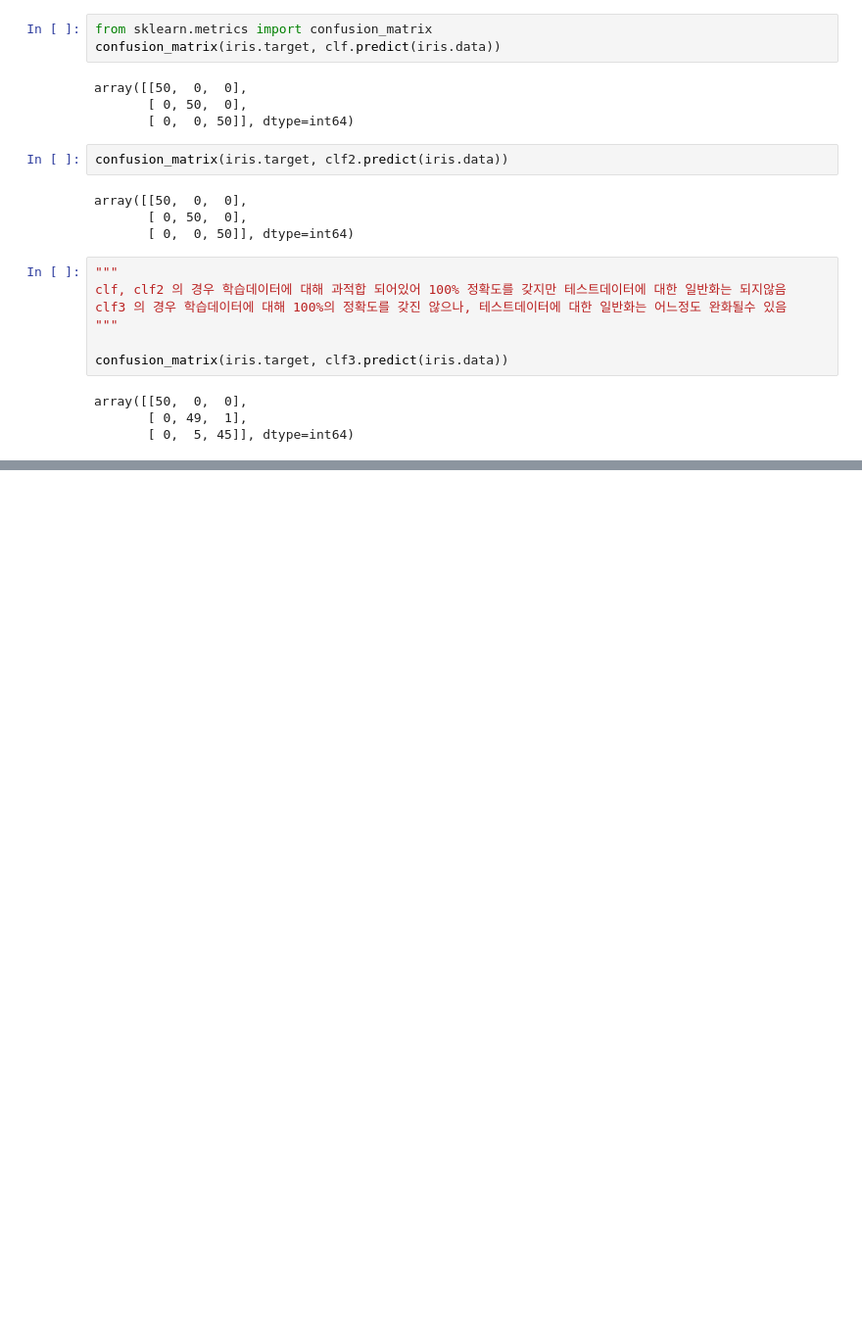
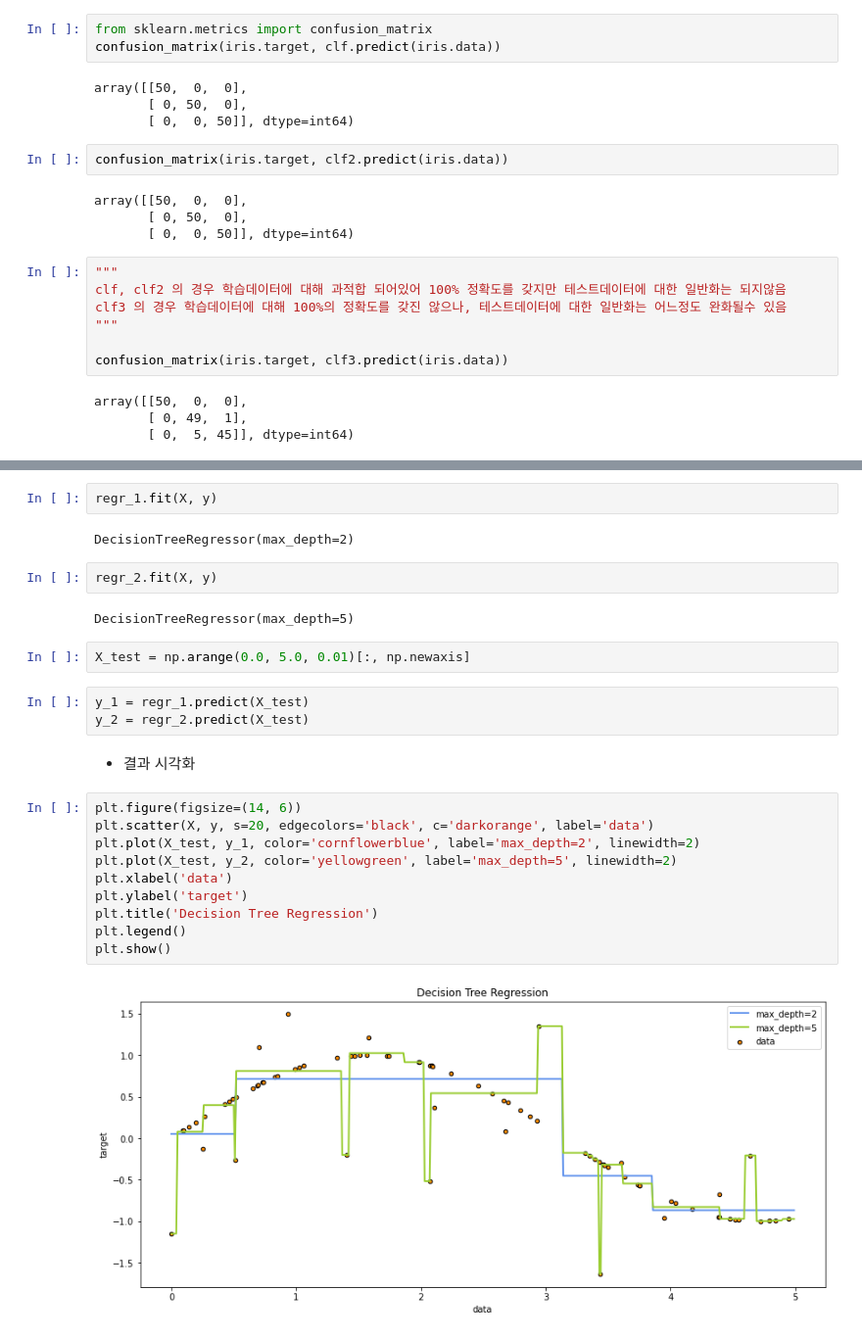
Before and after one commit to pjh5672/Machine_Learning_Practice, a Jupyter notebook: Chapter02_Basic_Machine_Learning/L05_Decision_Tree.ipynb, the cells around one changed output, grey strips where cells are left out. Shown at 98% size. Saved outputs shown, nothing was run; the diff lists cells and outputs as text; blank space fills up the shorter version.

Commit message:
update on decision tree v2

```diff
--- a/Chapter02_Basic_Machine_Learning/L05_Decision_Tree.ipynb
+++ b/Chapter02_Basic_Machine_Learning/L05_Decision_Tree.ipynb
@@ -115,0 +151,27 @@ array([[50,  0,  0],
+# %%
+regr_1.fit(X, y)
+# %% [output]
+DecisionTreeRegressor(max_depth=2)
+# %%
+regr_2.fit(X, y)
+# %% [output]
+DecisionTreeRegressor(max_depth=5)
+# %%
+X_test = np.arange(0.0, 5.0, 0.01)[:, np.newaxis]
+# %%
+y_1 = regr_1.predict(X_test)
+y_2 = regr_2.predict(X_test)
+# %% [markdown]
+- 결과 시각화
+# %%
+plt.figure(figsize=(14, 6))
+plt.scatter(X, y, s=20, edgecolors='black', c='darkorange', label='data')
+plt.plot(X_test, y_1, color='cornflowerblue', label='max_depth=2', linewidth=2)
+plt.plot(X_test, y_2, color='yellowgreen', label='max_depth=5', linewidth=2)
+plt.xlabel('data')
+plt.ylabel('target')
+plt.title('Decision Tree Regression')
+plt.legend()
+plt.show()
+# %% [output]
+[figure, added]
```
Also changed, not shown: parts of 18 cells of this notebook, 1 other file.
